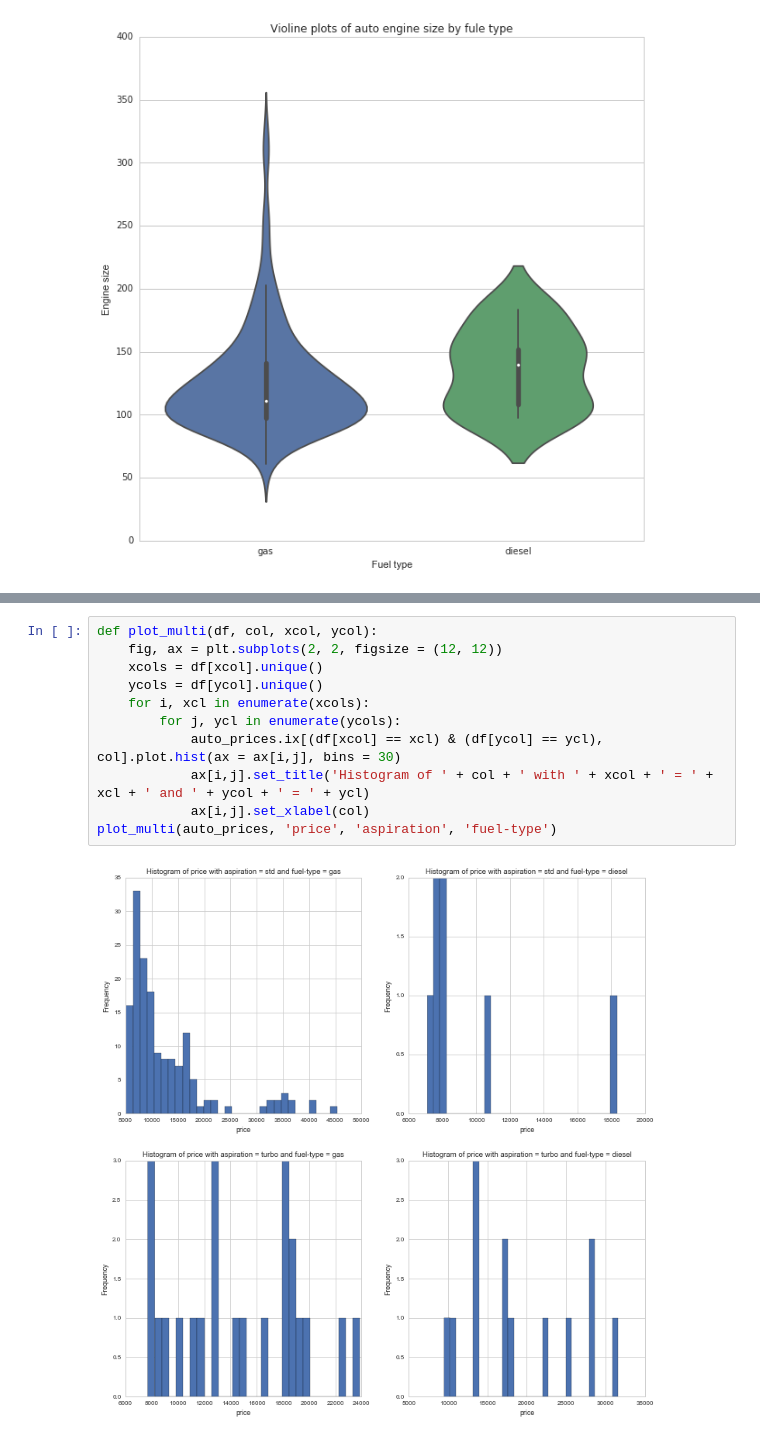
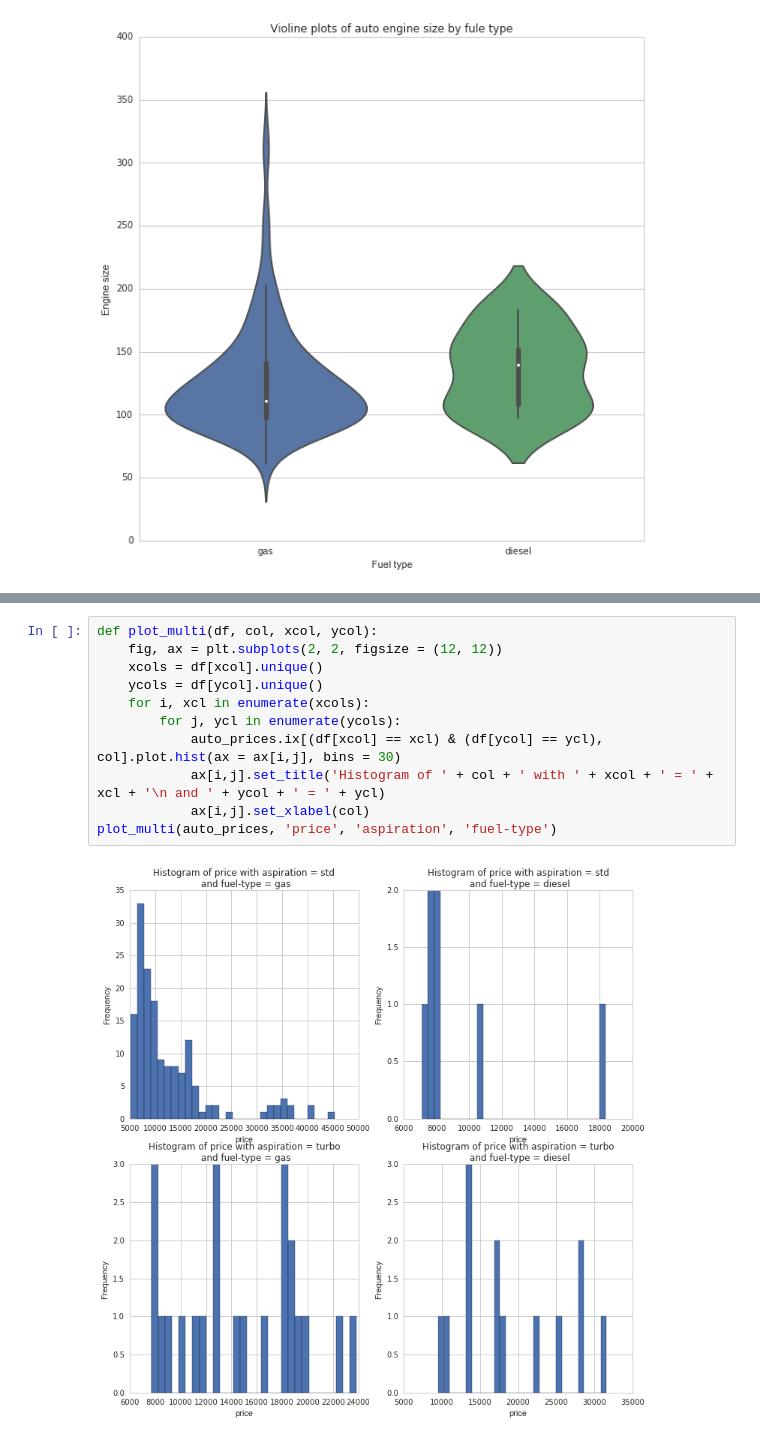
Before and after one commit to Quantia-Analytics/DyDataSF2016Visualization, a Jupyter notebook: LearningDataVisualization.ipynb, the cells around one changed output, grey strips where cells are left out. Cells and saved outputs as stored; diff of their text form.

```diff
--- a/LearningDataVisualization.ipynb
+++ b/LearningDataVisualization.ipynb
@@ -502,13 +694,13 @@ sns.pairplot(auto_prices[num_cols], hue='fuel-type', palette="Set2", diag_kind="
 # %%
 def plot_multi(df, col, xcol, ycol):
     fig, ax = plt.subplots(2, 2, figsize = (12, 12))
     xcols = df[xcol].unique()
     ycols = df[ycol].unique()
     for i, xcl in enumerate(xcols):
         for j, ycl in enumerate(ycols):
             auto_prices.ix[(df[xcol] == xcl) & (df[ycol] == ycl), col].plot.hist(ax = ax[i,j], bins = 30)
-            ax[i,j].set_title('Histogram of ' + col + ' with ' + xcol + ' = ' + xcl + ' and ' + ycol + ' = ' + ycl)
+            ax[i,j].set_title('Histogram of ' + col + ' with ' + xcol + ' = ' + xcl + '\n and ' + ycol + ' = ' + ycl)
             ax[i,j].set_xlabel(col)
 plot_multi(auto_prices, 'price', 'aspiration', 'fuel-type')
 # %% [output]
-[figure, old version]
+[figure, new version]
```
Also changed, not shown: parts of 68 cells of this notebook.
